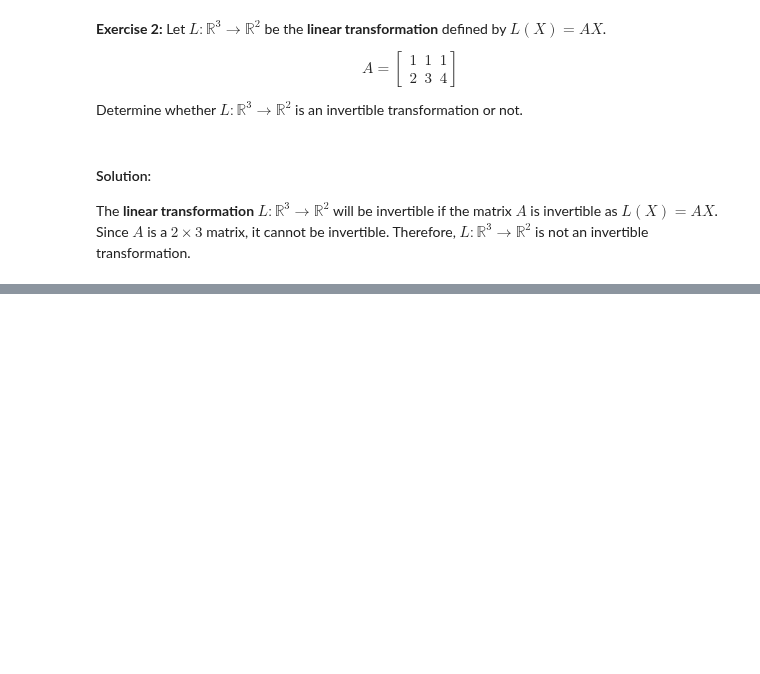
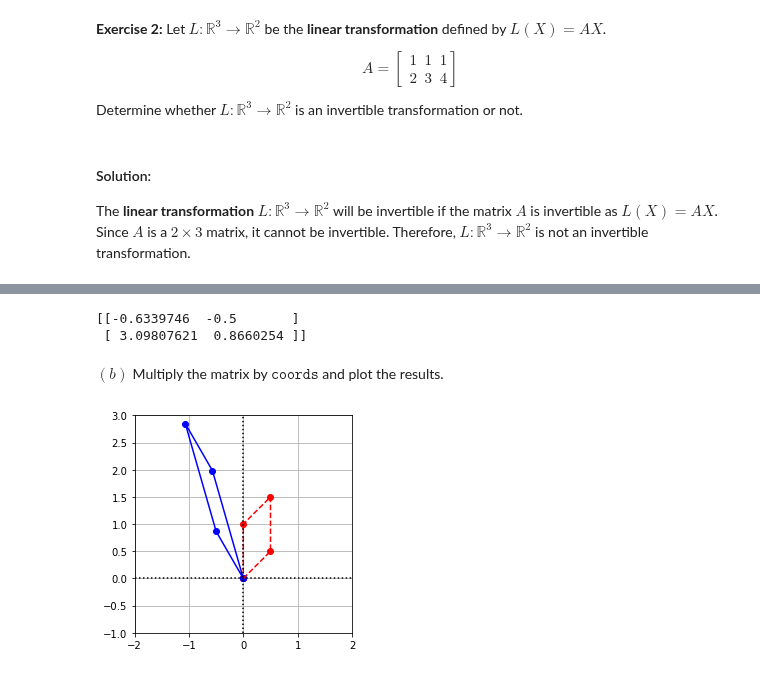
Before and after one commit to bvanderlei/jupyter-guide-to-linear-algebra, a Jupyter notebook: Linear_Transformations_Solutions.ipynb, the cells around one changed output, grey strips where cells are left out. Saved outputs shown, nothing was run; the diff lists cells and outputs as text; code cells hidden in the pictures; blank space fills up the shorter version.

```diff
--- a/Linear_Transformations_Solutions.ipynb
+++ b/Linear_Transformations_Solutions.ipynb
@@ -476,0 +577,39 @@ The **linear transformation** $L:\mathbb{R}^3 \to \mathbb{R}^2$ will be invertib
+# %%
+R = np.array([[cos(pi/6),-sin(pi/6)],[sin(pi/6),cos(pi/6)]])
+S = np.array([[1,0],[3,1]])
+RS = R@S
+print(RS)
+# %% [output]
+[[-0.6339746  -0.5       ]
+ [ 3.09807621  0.8660254 ]]
+# %% [markdown]
+$(b)$ Multiply the matrix by $\texttt{coords}$ and plot the results.
+# %%
+coords = np.array([[0,0],[0.5,0.5],[0.5,1.5],[0,1],[0,0]])
+coords = coords.transpose()
+x = coords[0,:]
+y = coords[1,:]
+RS_coords = RS@coords
+
+x_LT1 = RS_coords[0,:]
+y_LT1 = RS_coords[1,:]
+
+# Create the figure and axes objects
+fig, ax = plt.subplots()
+
+# Plot the points.  x and y are original vectors, x_LT1 and y_LT1 are images
+ax.plot(x,y,'ro')
+ax.plot(x_LT1,y_LT1,'bo')
+
+# Connect the points by lines
+ax.plot(x,y,'r',ls="--")
+ax.plot(x_LT1,y_LT1,'b')
+
+# Edit some settings
+ax.axvline(x=0,color="k",ls=":")
+ax.axhline(y=0,color="k",ls=":")
+ax.grid(True)
+ax.axis([-2,2,-1,3])
+ax.set_aspect('equal')
+# %% [output]
+[figure, added]
```
Also changed, not shown: parts of 33 cells of this notebook, 2 other files.
